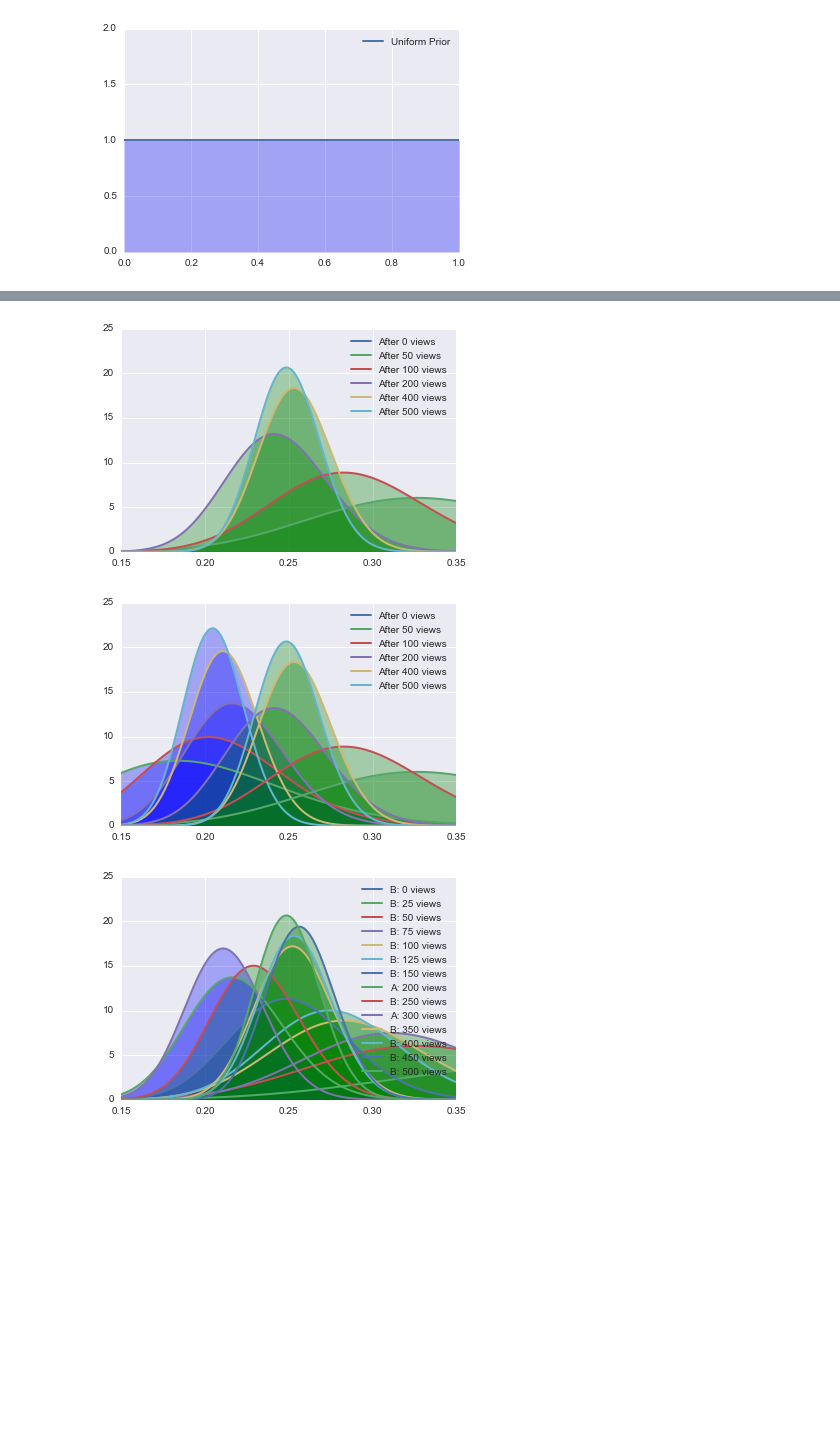
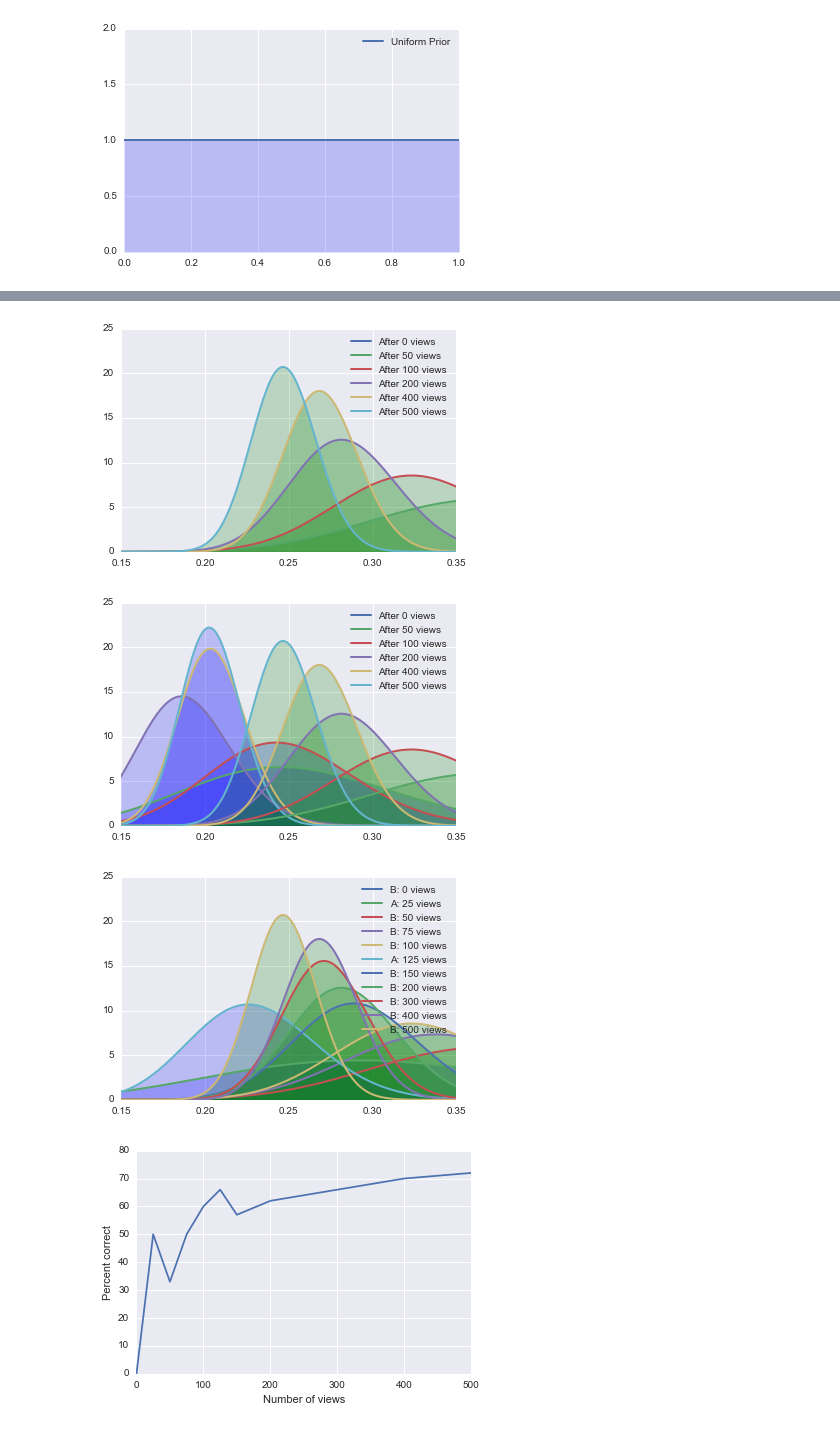
Before and after one commit to clemriedel/Web_ds4all, a Jupyter notebook: AB_testing/AB_testing.ipynb, the cells around one changed output, grey strips where cells are left out. Drawn from its saved outputs; the diff is of its cells as text; code cells hidden in the pictures; blank space fills up the shorter version.

```diff
--- a/AB_testing/AB_testing.ipynb
+++ b/AB_testing/AB_testing.ipynb
@@ -125,8 +130,9 @@ np.random.shuffle(B)
 # %%
 def plot_with_fill(x, y, label, color):
     lines = plt.plot(x, y, label=label, lw=2)
-    plt.fill_between(x, 0, y, alpha=0.3, color=color)
+    plt.fill_between(x, 0, y, alpha=0.2, color=color)
 
+import scipy.stats as stats
 x = np.arange(0, 1.001, 0.001)
 y = stats.uniform.pdf(x)
 plot_with_fill(x, y, "Uniform Prior", 'b')
@@ -167,7 +173,7 @@ plt.xlim(0.15, 0.35)
 plt.legend()
 plt.show()
 # %% [output]
-[figure, old version]
+[figure, new version]
 # %%
 for num in [0, 50, 100, 200, 400, 500]:
     alphaA = A[:num].sum() + 1
@@ -185,36 +191,47 @@ plt.xlim(0.15, 0.35)
 plt.legend()
 plt.show()
 # %% [output]
-[figure, old version]
+[figure, new version]
 # %%
 opt_bandit = []
-n_views = [0, 25, 50, 75, 100, 125, 150, 200, 250, 300, 350, 400, 450, 500]
+n_views = [0, 25, 50, 75, 100, 125, 150, 200, 300, 400, 500]
 for num in n_views :
     alphaA = A[:num].sum() + 1
     betaA = num - alphaA + 1
     ya = stats.beta.pdf(x, alphaA, betaA)
 
     alphaB = B[:num].sum() + 1
     betaB = num - alphaB + 1
     yb = stats.beta.pdf(x, alphaB, betaB)
 
     if alphaA == 0: alphaA += 1
     if betaA == 0: betaA += 1
     if alphaB == 0: alphaB += 1
     if betaB == 0: betaB += 1
 
     a = stats.beta.rvs(alphaA, betaA, size=1)
-    b = stats.beta.rvs(alphaB+1, betaB+1, size=1)
+    b = stats.beta.rvs(alphaB, betaB, size=1)
 
     if  a>b :
         plot_with_fill(x, ya, label="A: {0} views".format(num), color='b')
         opt_bandit.append(0)
     else:
         plot_with_fill(x, yb, label="B: {0} views".format(num), color='g')
         opt_bandit.append(1)
 
 plt.xlim(0.15, 0.35)
 plt.legend()
 plt.show()
+
+
+opt_bandit_rate = []
+for i,num in enumerate(n_views):
+    opt_bandit_rate.append(sum(opt_bandit[:i])*100/len(opt_bandit[:i+1]))
+
+plt.plot(n_views, opt_bandit_rate)
+plt.xlabel('Number of views')
+plt.ylabel('Percent correct')
+plt.show()
 # %% [output]
-[figure, old version]
+[figure, new version]
+[figure, added]
```
Also changed, not shown: parts of 9 cells of this notebook.
